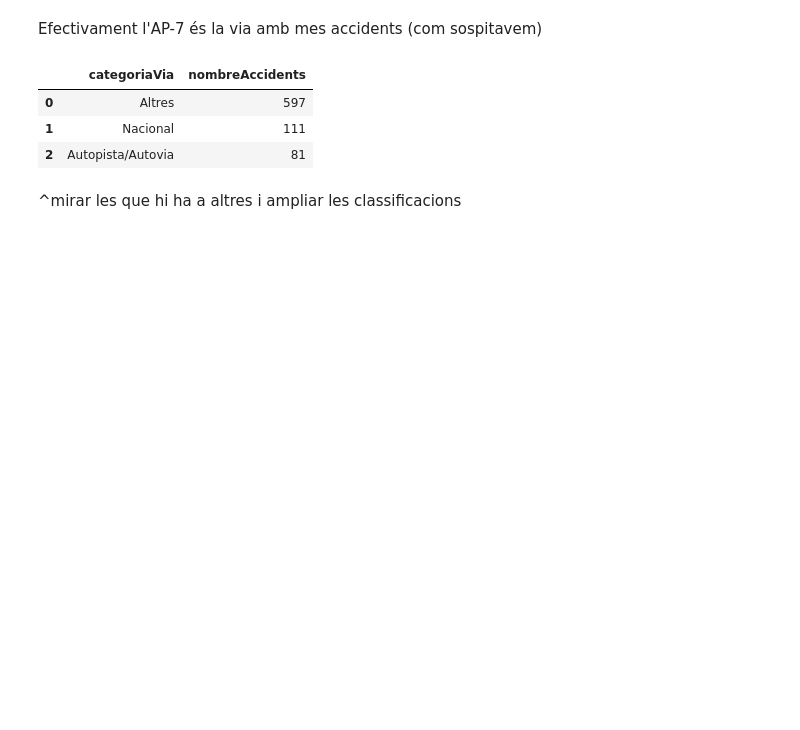
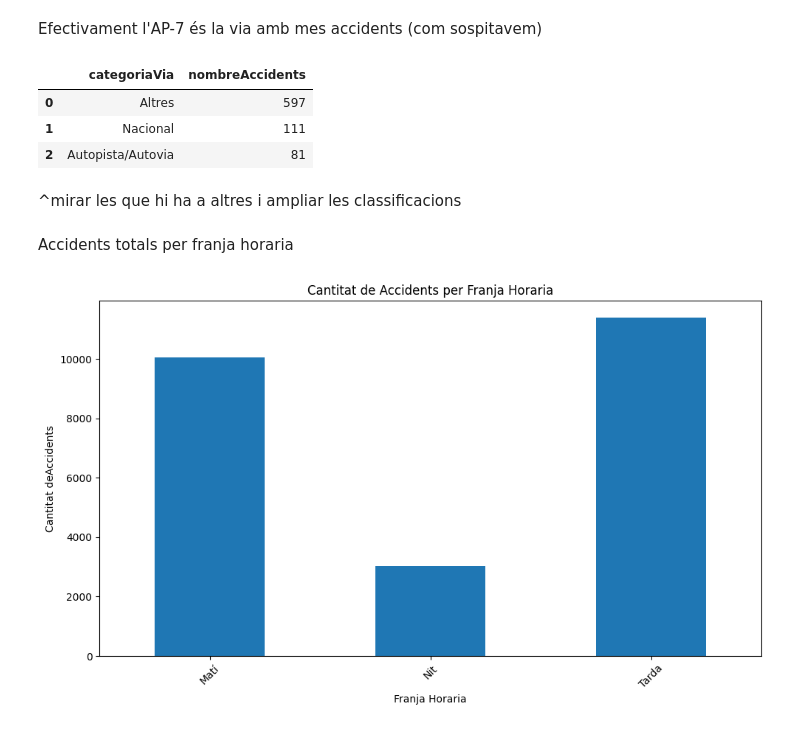
Before and after one commit to SeergiCureero/Proyecto-Analitica-Descriptiva, a Jupyter notebook: main.ipynb, the cells around one changed output. Saved outputs shown, nothing was run; the diff lists cells and outputs as text; code cells hidden in the pictures; blank space fills up the shorter version.

Commit message:
Grafic franja horaria

```diff
--- a/main.ipynb
+++ b/main.ipynb
@@ -421,3 +421,24 @@ accidentsPerCategoria
 | 2 | Autopista/Autovia | 81 |
 # %% [markdown]
 ^mirar les que hi ha a altres i ampliar les classificacions
+# %% [markdown]
+Accidents totals per franja horaria
+# %%
+import pandas as pd
+import matplotlib.pyplot as plt
+
+AccidentsPerHorari = AccidentsCOMPLET['grupHor'].value_counts().sort_index()
+
+plt.figure(figsize=(10, 6))
+AccidentsPerHorari.plot(kind='bar')
+
+plt.xlabel('Franja Horaria')
+plt.ylabel('Cantitat deAccidents')
+plt.title('Cantitat de Accidents per Franja Horaria')
+plt.xticks(rotation=45)
+plt.tight_layout()
+
+
+plt.show()
+# %% [output]
+[figure, added]
```
Also changed, not shown: parts of 1 cell of this notebook.
